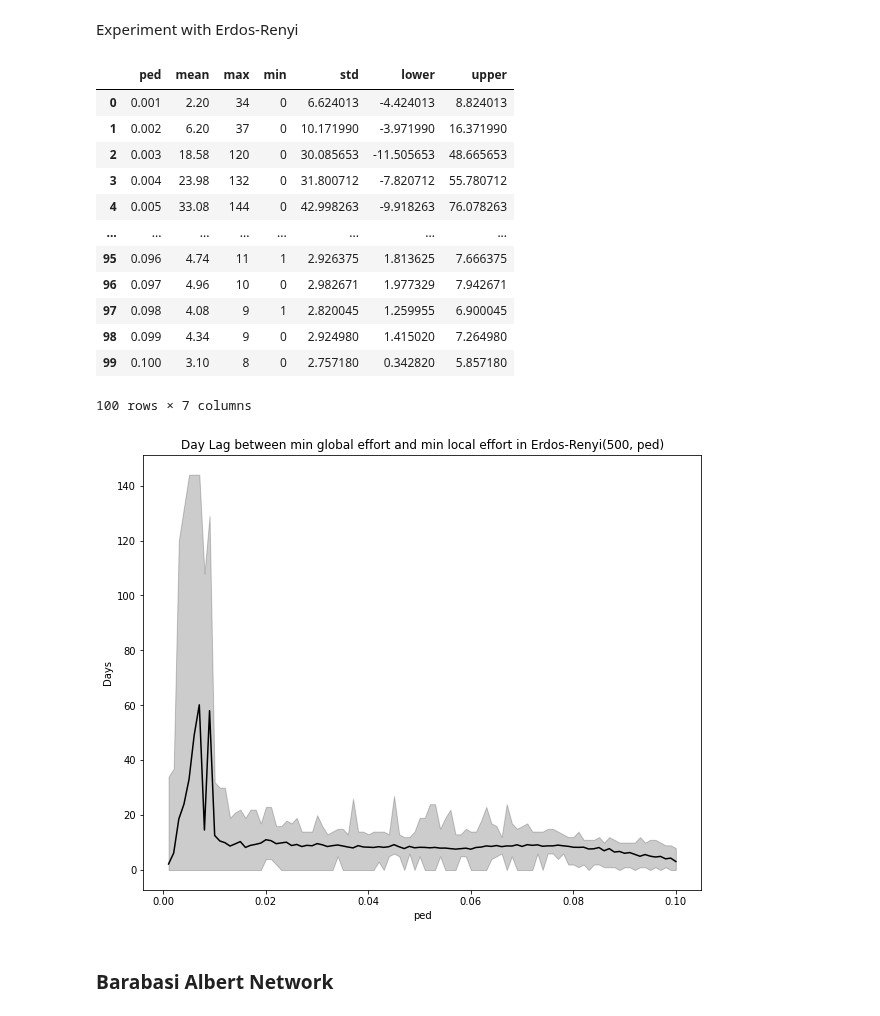
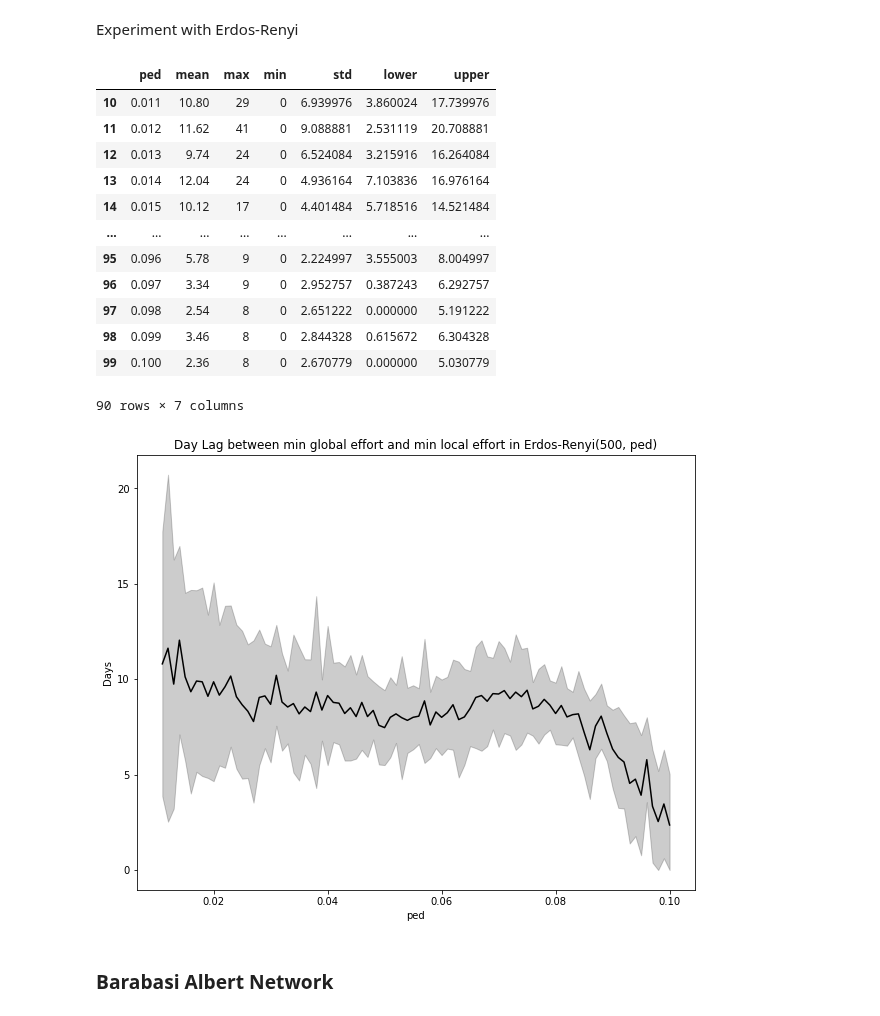
Before and after one commit to JimmyCalvoMonge/AdaptiveNetworks, a Jupyter notebook: network_experiments.ipynb, the cells around one changed output. Cells and saved outputs as stored; diff of their text form; code cells hidden in the pictures.

```diff
--- a/network_experiments.ipynb
+++ b/network_experiments.ipynb
@@ -736,32 +736,34 @@ bepidist_data_c = bepidist_data_c.groupby(['ped'], as_index=False).agg({'day_lag
 bepidist_data_c.columns = bepidist_data_c.columns.droplevel()
 bepidist_data_c.columns = ['ped', 'mean', 'max', 'min', 'std']
 bepidist_data_c['lower'] = bepidist_data_c['mean'] - bepidist_data_c['std']
+bepidist_data_c['lower'] = bepidist_data_c['lower'].apply(lambda x: max(x, 0))
 bepidist_data_c['upper'] = bepidist_data_c['mean'] + bepidist_data_c['std']
+bepidist_data_c = bepidist_data_c[bepidist_data_c['ped']>0.01]
 bepidist_data_c
 # %% [output]
 |  | ped | mean | max | min | std | lower | upper |
-| 0 | 0.001 | 2.20 | 34 | 0 | 6.624013 | -4.424013 | 8.824013 |
-| 1 | 0.002 | 6.20 | 37 | 0 | 10.171990 | -3.971990 | 16.371990 |
-| 2 | 0.003 | 18.58 | 120 | 0 | 30.085653 | -11.505653 | 48.665653 |
-| 3 | 0.004 | 23.98 | 132 | 0 | 31.800712 | -7.820712 | 55.780712 |
-| 4 | 0.005 | 33.08 | 144 | 0 | 42.998263 | -9.918263 | 76.078263 |
+| 10 | 0.011 | 10.80 | 29 | 0 | 6.939976 | 3.860024 | 17.739976 |
+| 11 | 0.012 | 11.62 | 41 | 0 | 9.088881 | 2.531119 | 20.708881 |
+| 12 | 0.013 | 9.74 | 24 | 0 | 6.524084 | 3.215916 | 16.264084 |
+| 13 | 0.014 | 12.04 | 24 | 0 | 4.936164 | 7.103836 | 16.976164 |
+| 14 | 0.015 | 10.12 | 17 | 0 | 4.401484 | 5.718516 | 14.521484 |
 | ... | ... | ... | ... | ... | ... | ... | ... |
-| 95 | 0.096 | 4.74 | 11 | 1 | 2.926375 | 1.813625 | 7.666375 |
-| 96 | 0.097 | 4.96 | 10 | 0 | 2.982671 | 1.977329 | 7.942671 |
-| 97 | 0.098 | 4.08 | 9 | 1 | 2.820045 | 1.259955 | 6.900045 |
-| 98 | 0.099 | 4.34 | 9 | 0 | 2.924980 | 1.415020 | 7.264980 |
-| 99 | 0.100 | 3.10 | 8 | 0 | 2.757180 | 0.342820 | 5.857180 |
+| 95 | 0.096 | 5.78 | 9 | 0 | 2.224997 | 3.555003 | 8.004997 |
+| 96 | 0.097 | 3.34 | 9 | 0 | 2.952757 | 0.387243 | 6.292757 |
+| 97 | 0.098 | 2.54 | 8 | 0 | 2.651222 | 0.000000 | 5.191222 |
+| 98 | 0.099 | 3.46 | 8 | 0 | 2.844328 | 0.615672 | 6.304328 |
+| 99 | 0.100 | 2.36 | 8 | 0 | 2.670779 | 0.000000 | 5.030779 |
-100 rows × 7 columns
+90 rows × 7 columns
 # %%
 plt.figure(figsize=(10,8))
 plt.plot(bepidist_data_c['ped'], bepidist_data_c['mean'], '-k', label="Network avg. edges reduction")
-plt.fill_between(bepidist_data_c['ped'], bepidist_data_c['min'], bepidist_data_c['max'], color="k", alpha=0.2)
+plt.fill_between(bepidist_data_c['ped'], bepidist_data_c['lower'], bepidist_data_c['upper'], color="k", alpha=0.2)
 plt.title("Day Lag between min global effort and min local effort in Erdos-Renyi(500, ped)")
 plt.xlabel("ped")
 plt.ylabel("Days")
 plt.show()
 # %% [output]
-[figure, old version]
+[figure, new version]
 # %% [markdown]
 ### Barabasi Albert Network
 # %%
```
Also changed, not shown: parts of 4 cells of this notebook, 1 other file.
